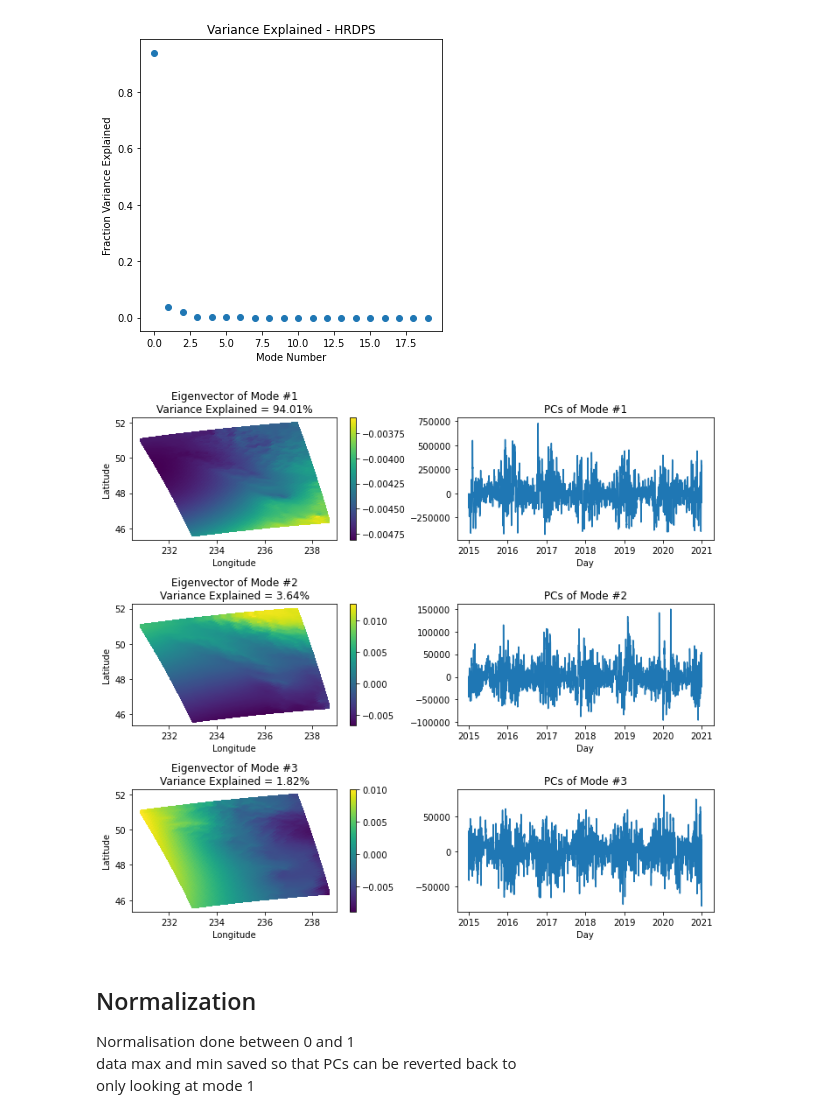
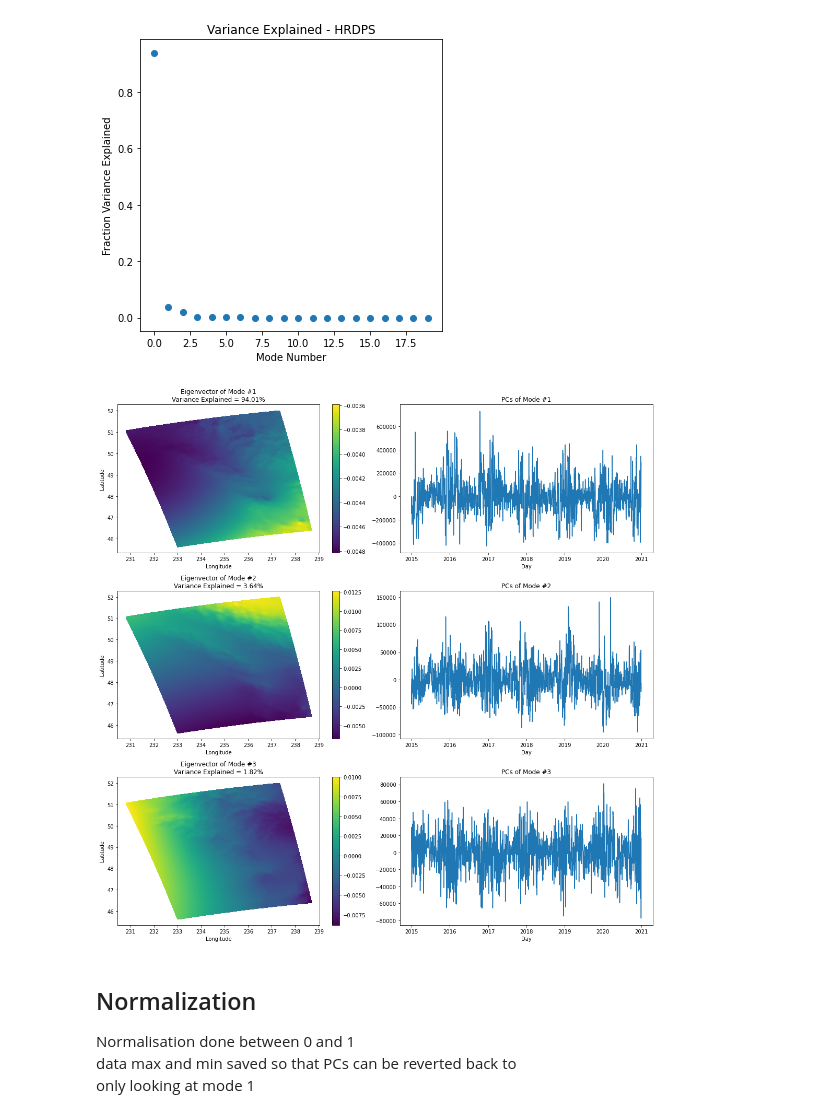
Before and after one commit to rbeutel/eosc510, a Jupyter notebook: proj-slp.ipynb, the cells around one changed output. Drawn from its saved outputs; the diff is of its cells as text; code cells hidden in the pictures.

```diff
--- a/proj-slp.ipynb
+++ b/proj-slp.ipynb
@@ -111,35 +112,35 @@ plt.show()
 # %%
 #keep first mode
 #visualise
 n = 3
 # day1 = 1
 # dayfinal = len(hrdps_time)
 
-plt.figure(figsize=(10,3*n))
+plt.figure(figsize=(15,5*n))
 for kk in range(n):
 
     plt.subplot(n,2,kk*2+1)
     plt.scatter(hrdps_lon, hrdps_lat,
             c = hrdps_eigvecs[kk,:],
             cmap = 'viridis',
             s = 10,
             marker = 's')
     plt.title('Eigenvector of Mode #' + str(kk+1) +'\nVariance Explained = ' +str(round((hrdps_fracvar[kk]*100),2))+ '%')
     plt.xlabel('Longitude')
     plt.ylabel('Latitude')
     plt.colorbar()
 
     plt.subplot(n,2,(kk+1)*2)
 #     plt.plot(range(day1,dayfinal+1),hrdps_PCs[:,kk])
     plt.plot(time2015,hrdps_PCs[:,kk])
     plt.title('PCs of Mode #' + str(kk+1))
     plt.xlabel('Day')
 
     plt.tight_layout()
 
 #plt.savefig('PCA-HRDPS-U.png')
 # %% [output]
-[figure, old version]
+[figure, new version]
 # %% [markdown]
 ## Normalization
 Normalisation done between 0 and 1<br>
```
Also changed, not shown: parts of 22 cells of this notebook, 3 other files.
